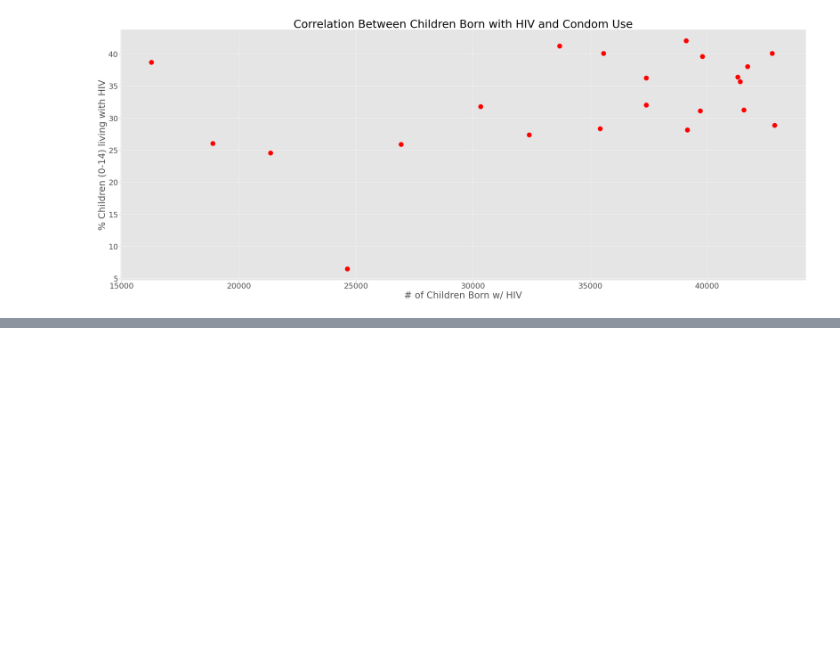
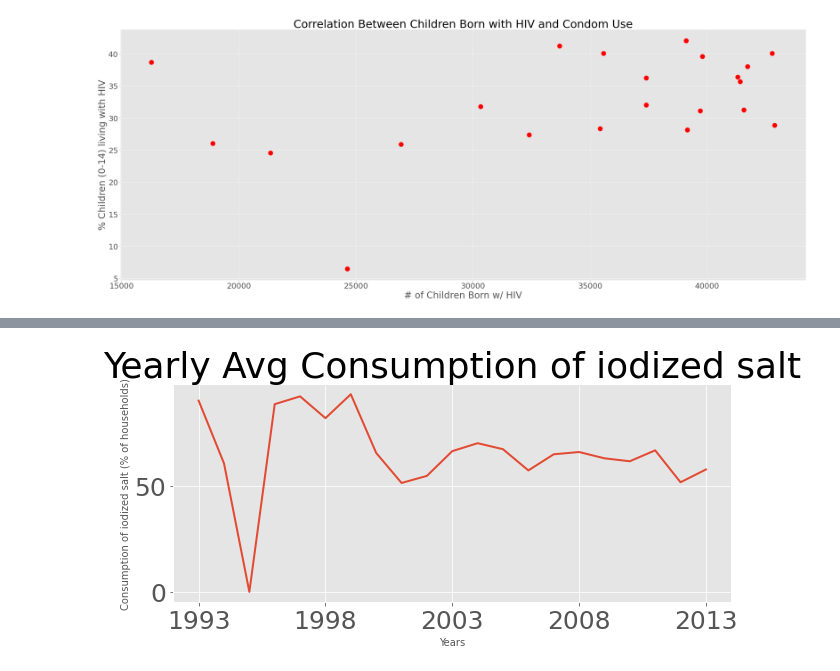
Before and after one commit to AndrewSamaha/HealthNutrition-and-PopulationStat, a Jupyter notebook: EDA.ipynb, the cells around one changed output, grey strips where cells are left out. Drawn from its saved outputs; the diff is of its cells as text; code cells hidden in the pictures; blank space fills up the shorter version.

```diff
--- a/EDA.ipynb
+++ b/EDA.ipynb
@@ -299,0 +302,4 @@ ax.set_ylabel('% Children (0-14) living with HIV')
+# %%
+# What countires have iodized salt historical data
+iodized_salt_record = health[health['Indicator Name'].str.contains("iodized salt")]
+iodized_salt_record
@@ -299,0 +320,4 @@ ax.set_ylabel('% Children (0-14) living with HIV')
+# %%
+# The iodized salt consumption trend for each year
+iodized_salt_yearly_mean = iodized_salt_record.mean(axis=0).loc['1993':'2013']
+iodized_salt_yearly_mean
@@ -299,0 +342,12 @@ ax.set_ylabel('% Children (0-14) living with HIV')
+# %%
+# Plot the yearly trend
+x = np.arange(1993,2014)
+y = iodized_salt_yearly_mean
+fig, ax = plt.subplots(figsize=(10, 4))
+ax.set_xlabel('Years', fontsize=10)
+ax.set_ylabel('Consumption of iodized salt (% of households)',fontsize=10)
+ax.plot(x, y, linewidth=2)
+ax.set_title('Yearly Avg Consumption of iodized salt');
+ax.set_xticks(x[::5]);
+# %% [output]
+[figure, added]
```
Also changed, not shown: parts of 5 cells of this notebook.
